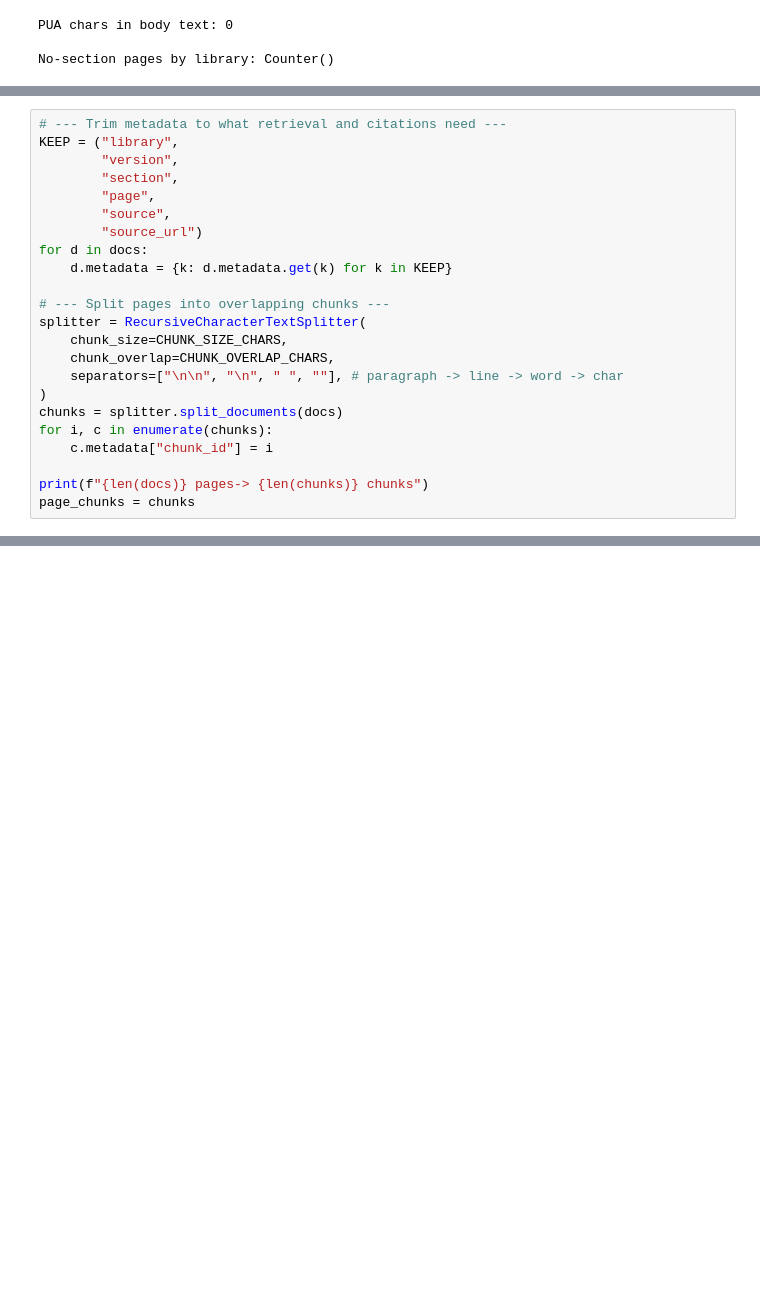
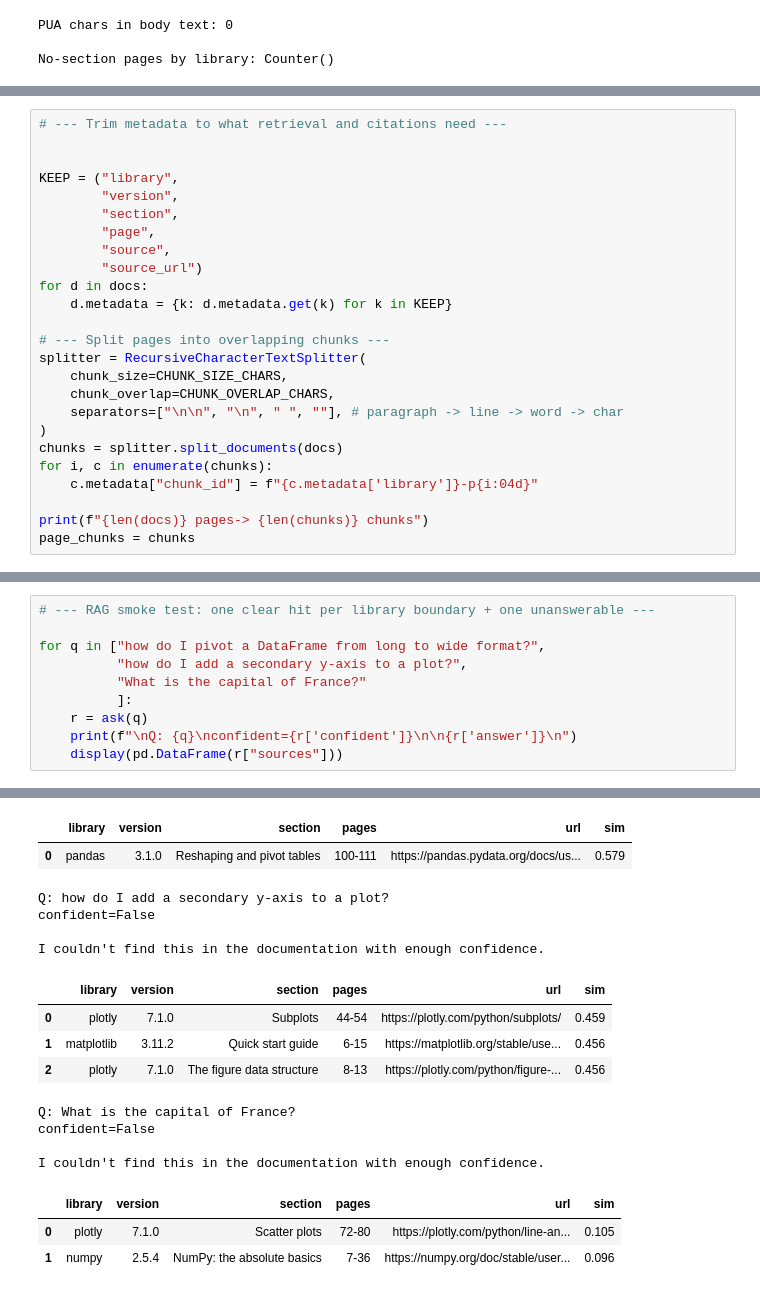
Before and after one commit to MWPerrineJr/llm_engineering-1, a Jupyter notebook: datascience_rag/datascience_rag.ipynb, the cells around one changed output, grey strips where cells are left out. Drawn from its saved outputs; the diff is of its cells as text; blank space fills up the shorter version.

```diff
--- a/datascience_rag/datascience_rag.ipynb
+++ b/datascience_rag/datascience_rag.ipynb
@@ -167,5 +284,7 @@ No-section pages by library: Counter()
 # %%
 # --- Trim metadata to what retrieval and citations need ---
+
+
 KEEP = ("library",
         "version",
         "section",
@@ -183,7 +302,7 @@ splitter = RecursiveCharacterTextSplitter(
 )
 chunks = splitter.split_documents(docs)
 for i, c in enumerate(chunks):
-    c.metadata["chunk_id"] = i
+    c.metadata["chunk_id"] = f"{c.metadata['library']}-p{i:04d}"
 
 print(f"{len(docs)} pages-> {len(chunks)} chunks")
 page_chunks = chunks
@@ -308,0 +682,11 @@ class Chunk(BaseModel):
+# %%
+# --- RAG smoke test: one clear hit per library boundary + one unanswerable ---
+
+for q in ["how do I pivot a DataFrame from long to wide format?",
+          "how do I add a secondary y-axis to a plot?",
+          "What is the capital of France?"
+          ]:
+    r = ask(q)
+    print(f"\nQ: {q}\nconfident={r['confident']}\n\n{r['answer']}\n")
+    display(pd.DataFrame(r["sources"]))
+# %% [output]
@@ -308,0 +702,17 @@ class Chunk(BaseModel):
+|  | library | version | section | pages | url | sim |
+| 0 | pandas | 3.1.0 | Reshaping and pivot tables | 100-111 | https://pandas.pydata.org/docs/us... | 0.579 |
+Q: how do I add a secondary y-axis to a plot?
+confident=False
+
+I couldn't find this in the documentation with enough confidence.
+|  | library | version | section | pages | url | sim |
+| 0 | plotly | 7.1.0 | Subplots | 44-54 | https://plotly.com/python/subplots/ | 0.459 |
+| 1 | matplotlib | 3.11.2 | Quick start guide | 6-15 | https://matplotlib.org/stable/use... | 0.456 |
+| 2 | plotly | 7.1.0 | The figure data structure | 8-13 | https://plotly.com/python/figure-... | 0.456 |
+Q: What is the capital of France?
+confident=False
+
+I couldn't find this in the documentation with enough confidence.
+|  | library | version | section | pages | url | sim |
+| 0 | plotly | 7.1.0 | Scatter plots | 72-80 | https://plotly.com/python/line-an... | 0.105 |
+| 1 | numpy | 2.5.4 | NumPy: the absolute basics | 7-36 | https://numpy.org/doc/stable/user... | 0.096 |
```
Also changed, not shown: parts of 39 cells of this notebook, 1 other file.
